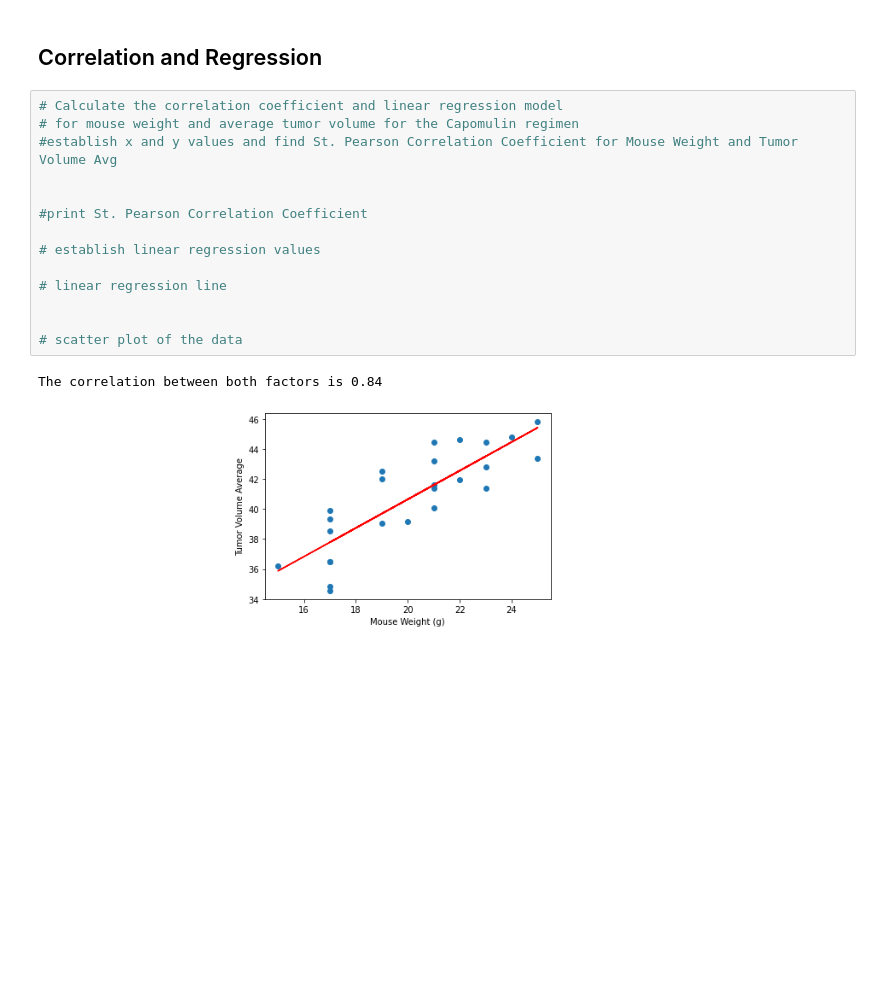
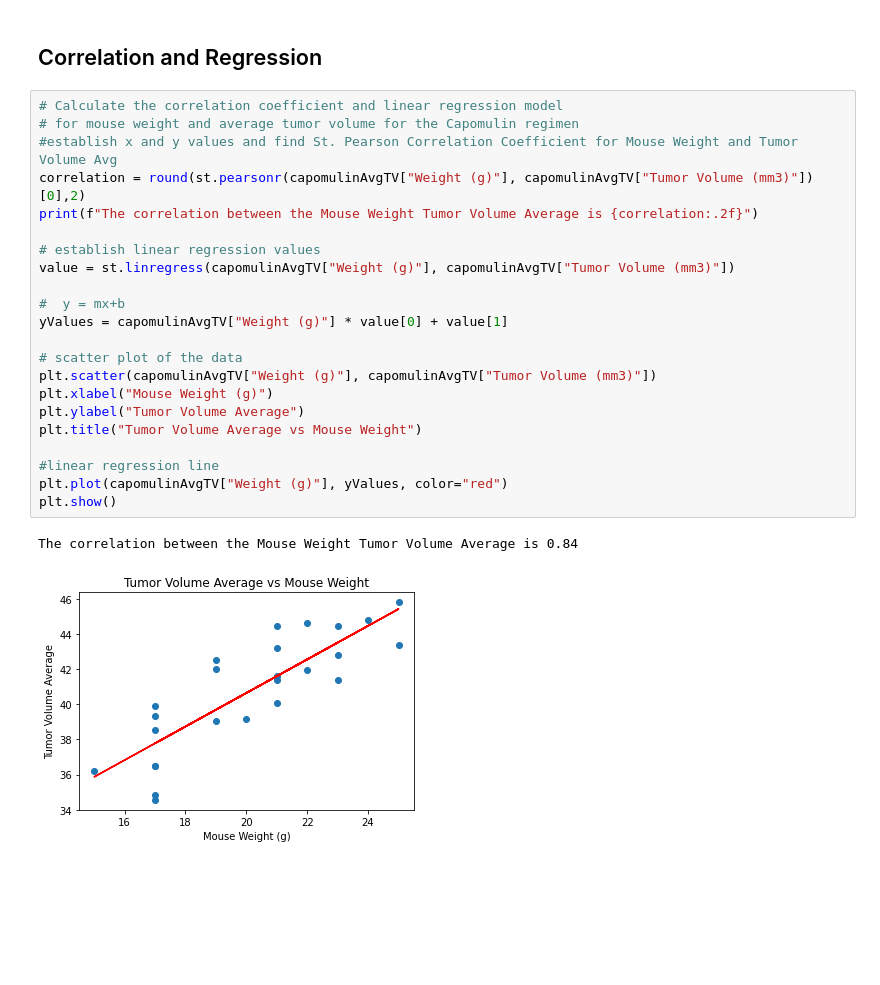
Before and after one commit to WWatkins142/Matplotlib-challenge, a Jupyter notebook: Pymaceuticals/pymaceuticals.ipynb, the cells around one changed output. Drawn from its saved outputs; the diff is of its cells as text; blank space fills up the shorter version.

Commit message:
Correlation & Regression Complete

```diff
--- a/Pymaceuticals/pymaceuticals.ipynb
+++ b/Pymaceuticals/pymaceuticals.ipynb
@@ -347,17 +347,25 @@ plt.show()
 # %%
 # Calculate the correlation coefficient and linear regression model
 # for mouse weight and average tumor volume for the Capomulin regimen
 #establish x and y values and find St. Pearson Correlation Coefficient for Mouse Weight and Tumor Volume Avg
-
-
-#print St. Pearson Correlation Coefficient
+correlation = round(st.pearsonr(capomulinAvgTV["Weight (g)"], capomulinAvgTV["Tumor Volume (mm3)"])[0],2)
+print(f"The correlation between the Mouse Weight Tumor Volume Average is {correlation:.2f}")
 
 # establish linear regression values
+value = st.linregress(capomulinAvgTV["Weight (g)"], capomulinAvgTV["Tumor Volume (mm3)"])
 
-# linear regression line
-
+#  y = mx+b
+yValues = capomulinAvgTV["Weight (g)"] * value[0] + value[1]
 
 # scatter plot of the data
+plt.scatter(capomulinAvgTV["Weight (g)"], capomulinAvgTV["Tumor Volume (mm3)"])
+plt.xlabel("Mouse Weight (g)")
+plt.ylabel("Tumor Volume Average")
+plt.title("Tumor Volume Average vs Mouse Weight")
+
+#linear regression line
+plt.plot(capomulinAvgTV["Weight (g)"], yValues, color="red")
+plt.show()
 # %% [output]
-The correlation between both factors is 0.84
+The correlation between the Mouse Weight Tumor Volume Average is 0.84
-[figure, old version]
+[figure, new version]
```
